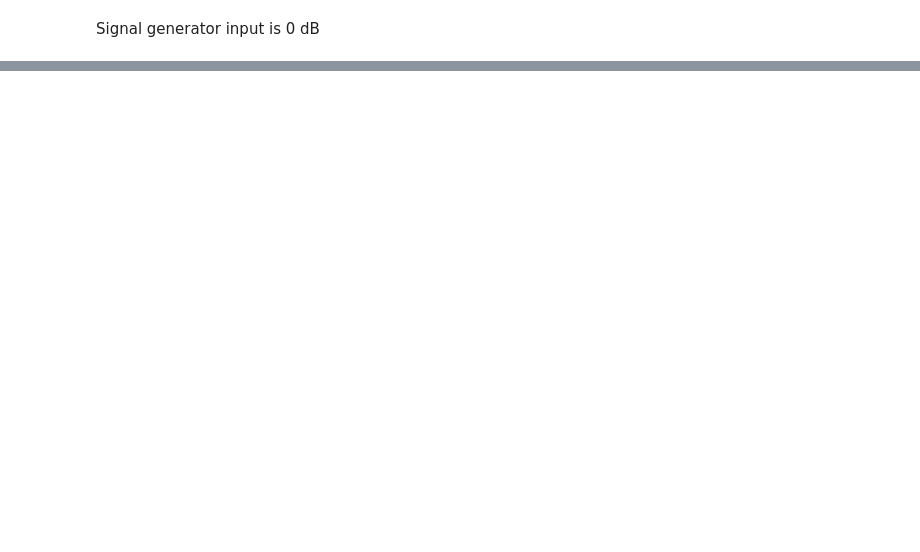
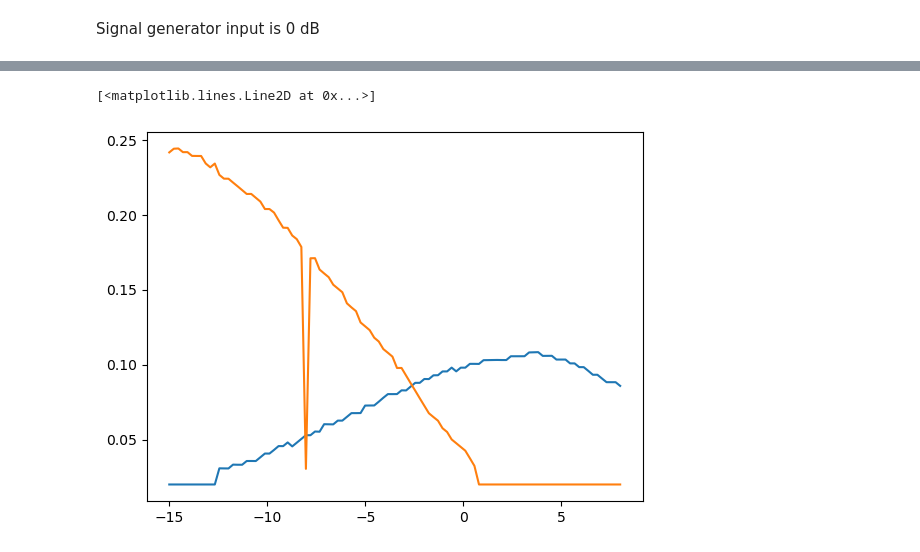
Before and after one commit to yyhshdu1/new_cavity, a Jupyter notebook: windfreak/SG_scope_driver.ipynb, the cells around one changed output, grey strips where cells are left out. Cells and saved outputs as stored; diff of their text form; code cells hidden in the pictures; blank space fills up the shorter version.

```diff
--- a/windfreak/SG_scope_driver.ipynb
+++ b/windfreak/SG_scope_driver.ipynb
@@ -106,0 +135,6 @@ synthd[rf_out].enable = False
+# %%
+plt.plot(power_scan,fir_amp_all[13])
+plt.plot(power_scan,zero_amp_all[12])
+# %% [output]
+[<matplotlib.lines.Line2D at 0x...>]
+[figure, added]
```
Also changed, not shown: parts of 17 cells of this notebook, 5 other files.
